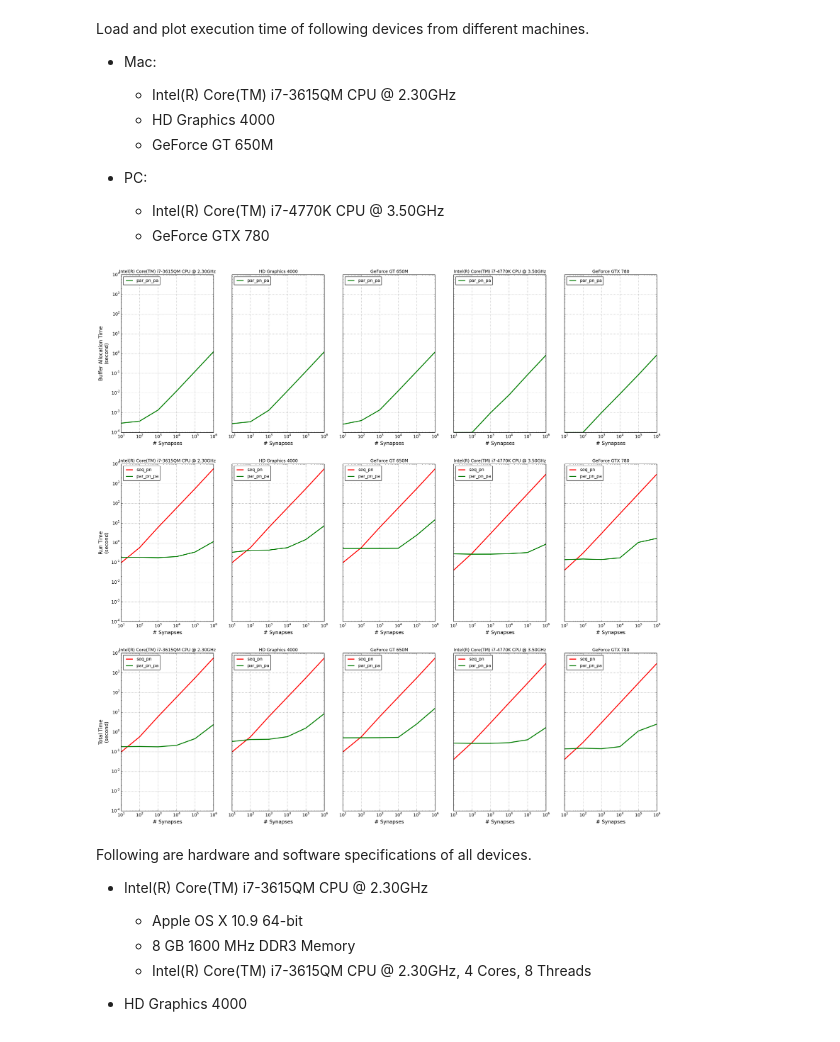
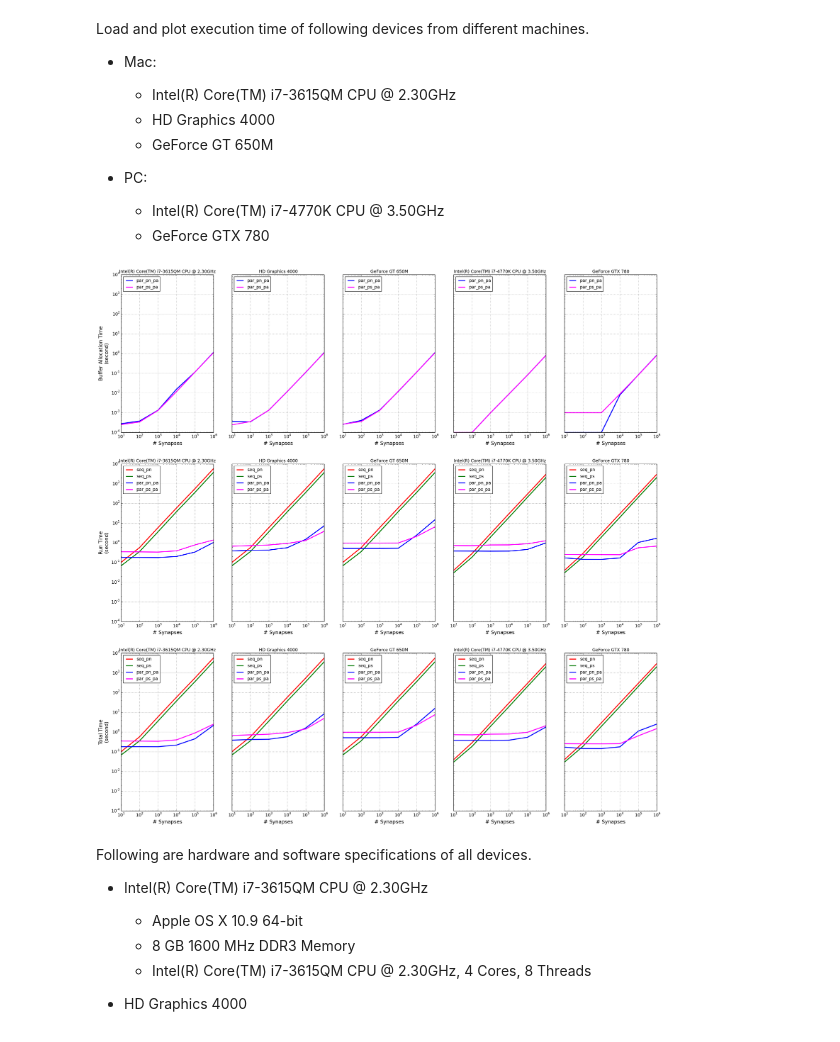
Before and after one commit to ekaakurniawan/3nb, a Jupyter notebook: DynamicSpikingSynapse.ipynb, the cells around one changed output. Saved outputs shown, nothing was run; the diff lists cells and outputs as text; code cells hidden in the pictures.

```diff
--- a/DynamicSpikingSynapse.ipynb
+++ b/DynamicSpikingSynapse.ipynb
@@ -855,9 +1225,11 @@ ttl_synapses = [[10, 1], \
 ttl_synapses_len = len(ttl_synapses)
 
 # Methods
-methods_len = 2
+methods_len = 4
 SEQ_PN_ID = 0
-PAR_PN_PA_ID = 1
+SEQ_PS_ID = 1
+PAR_PN_PA_ID = 2
+PAR_PS_PA_ID = 3
 
 # Devices
 devices_len = len(devices)
@@ -875,13 +1247,14 @@ TT_ID = 2
 
 # Run sequential once for every synapse size (ttl_synapses)
 seq_pn_ts = []
+seq_ps_ts = []
 # Devices
 for device_id, device in enumerate(devices):
     # Total synapses
     for ttl_synapse_id, ttl_synapse in enumerate(ttl_synapses):
         ttl_neuron, ttl_incoming_synapse_per_neuron = ttl_synapse
         # Methods
-        # Run sequential once as the baseline
+        # Run sequential per neuron once as the baseline
         if device_id == 0:
             try:
                 seq_pn_t = run_seq_pn(Tsim, dt, spikes, \
@@ -891,23 +1264,46 @@ for device_id, device in enumerate(devices):
             seq_pn_ts.append(seq_pn_t)
         else:
             seq_pn_t = seq_pn_ts[ttl_synapse_id]
-        # Per neuron basis with parameter arrays
+        # Run sequential per synapse once as the baseline
+        if device_id == 0:
+            try:
+                seq_ps_t = run_seq_ps(Tsim, dt, spikes, \
+                                      ttl_neuron, ttl_incoming_synapse_per_neuron)
+            except:
+                seq_ps_t = (np.nan, np.nan, np.nan)
+            seq_ps_ts.append(seq_ps_t)
+        else:
+            seq_ps_t = seq_ps_ts[ttl_synapse_id]
+        # Parallel per neuron basis with parameter arrays
         try:
             par_pn_pa_t = run_par_pn_pa(device_id, \
                                         Tsim, dt, spikes, \
                                         ttl_neuron, ttl_incoming_synapse_per_neuron)
         except (cl.LogicError, cl.MemoryError, cl.RuntimeError):
             par_pn_pa_t = (np.nan, np.nan, np.nan)
+        # Parallel per synapse basis with parameter arrays
+        try:
+            par_ps_pa_t = run_par_ps_pa(device_id, \
+                                        Tsim, dt, spikes, \
+                                        ttl_neuron, ttl_incoming_synapse_per_neuron)
+        except (cl.LogicError, cl.MemoryError, cl.RuntimeError):
+            par_ps_pa_t = (np.nan, np.nan, np.nan)
 
         # Portions -> Devices -> Methods -> Total Synapses
         bats[device_id][SEQ_PN_ID][ttl_synapse_id] = seq_pn_t[BAT_ID]
+        bats[device_id][SEQ_PS_ID][ttl_synapse_id] = seq_ps_t[BAT_ID]
         bats[device_id][PAR_PN_PA_ID][ttl_synapse_id] = par_pn_pa_t[BAT_ID]
+        bats[device_id][PAR_PS_PA_ID][ttl_synapse_id] = par_ps_pa_t[BAT_ID]
 
         rts[device_id][SEQ_PN_ID][ttl_synapse_id] = seq_pn_t[RT_ID]
+        rts[device_id][SEQ_PS_ID][ttl_synapse_id] = seq_ps_t[RT_ID]
         rts[device_id][PAR_PN_PA_ID][ttl_synapse_id] = par_pn_pa_t[RT_ID]
+        rts[device_id][PAR_PS_PA_ID][ttl_synapse_id] = par_ps_pa_t[RT_ID]
 
         tts[device_id][SEQ_PN_ID][ttl_synapse_id] = seq_pn_t[TT_ID]
+        tts[device_id][SEQ_PS_ID][ttl_synapse_id] = seq_ps_t[TT_ID]
         tts[device_id][PAR_PN_PA_ID][ttl_synapse_id] = par_pn_pa_t[TT_ID]
+        tts[device_id][PAR_PS_PA_ID][ttl_synapse_id] = par_ps_pa_t[TT_ID]
 # %% [markdown]
 Save execution time result into `DynamicSpikingSynapse/Benchmark` directory.
 # %%
@@ -951,9 +1347,10 @@ tts_cmb = np.concatenate(tts_cmb)
 # %%
 plot_exec_time(bats_cmb, rts_cmb, tts_cmb, device_names_cmb, \
                methods_len, SEQ_PN_ID, PAR_PN_PA_ID, \
+               SEQ_PS_ID, PAR_PS_PA_ID, \
                ttl_synapses)
 # %% [output]
-[figure, old version]
+[figure, new version]
 # %% [markdown]
 Following are hardware and software specifications of all devices.
 
```
Also changed, not shown: parts of 13 cells of this notebook, 8 other files.
